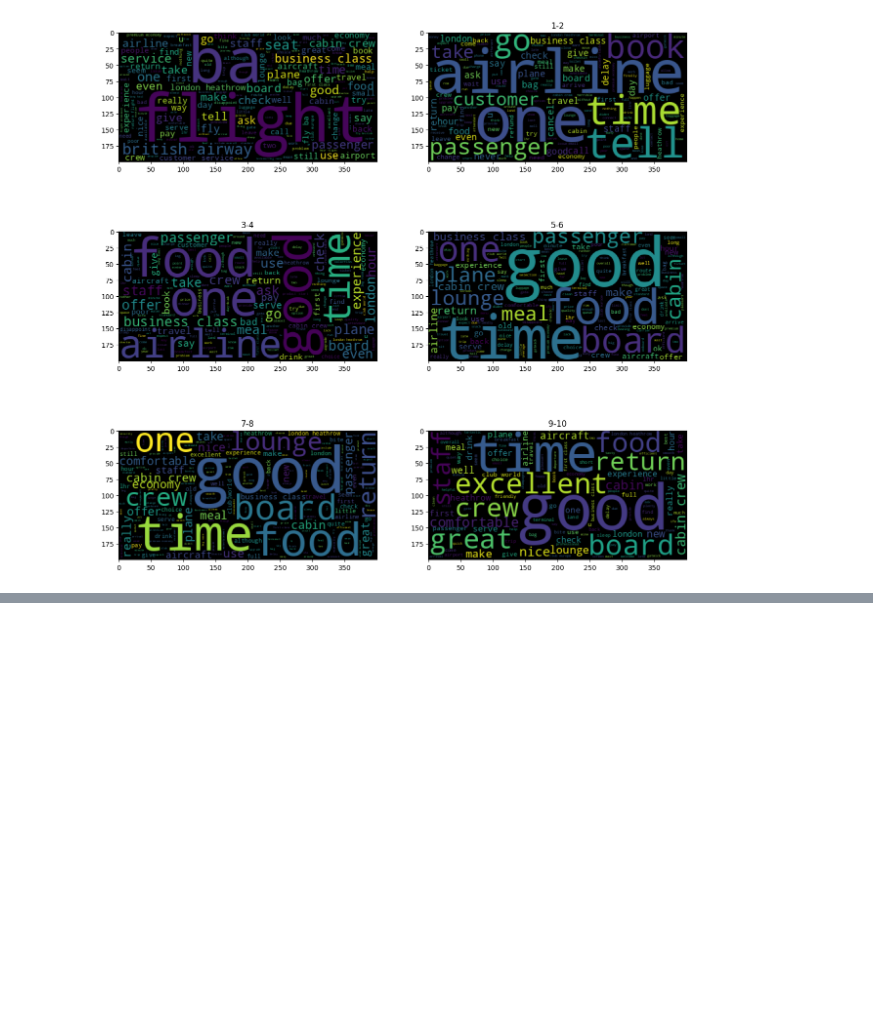
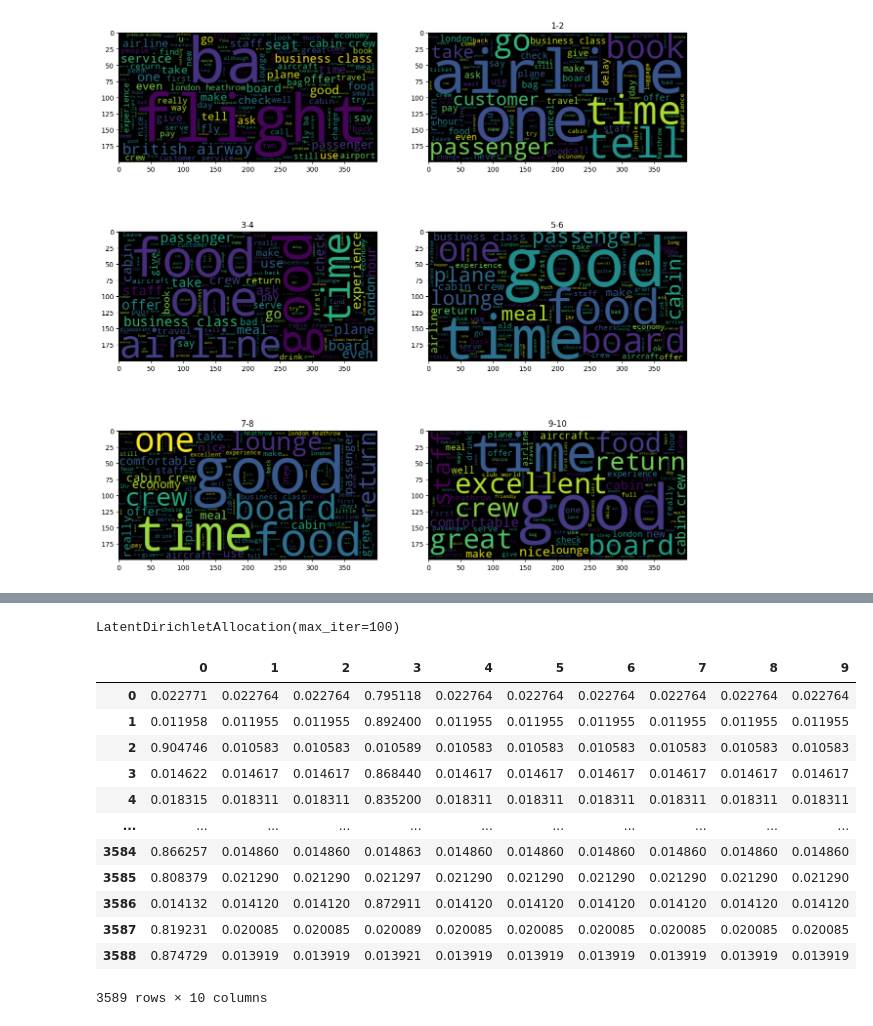
Before and after one commit to saoriyosano/british-airways-customer-review, a Jupyter notebook: data_analysis.ipynb, the cells around one changed output, grey strips where cells are left out. Cells and saved outputs as stored; diff of their text form; code cells hidden in the pictures; blank space fills up the shorter version.

```diff
--- a/data_analysis.ipynb
+++ b/data_analysis.ipynb
@@ -518,0 +551,24 @@ for i, cat in enumerate(cats):
+# %%
+n_topics = 10
+lda_model = decomposition.LatentDirichletAllocation(n_components=n_topics, max_iter=100)
+lda_model.fit(vectorized)
+# %% [output]
+LatentDirichletAllocation(max_iter=100)
+# %%
+topic_mixture = lda_model.transform(vectorized)
+# %%
+pd.DataFrame(topic_mixture)
+# %% [output]
+|  | 0 | 1 | 2 | 3 | 4 | 5 | 6 | 7 | 8 | 9 |
+| 0 | 0.022771 | 0.022764 | 0.022764 | 0.795118 | 0.022764 | 0.022764 | 0.022764 | 0.022764 | 0.022764 | 0.022764 |
+| 1 | 0.011958 | 0.011955 | 0.011955 | 0.892400 | 0.011955 | 0.011955 | 0.011955 | 0.011955 | 0.011955 | 0.011955 |
+| 2 | 0.904746 | 0.010583 | 0.010583 | 0.010589 | 0.010583 | 0.010583 | 0.010583 | 0.010583 | 0.010583 | 0.010583 |
+| 3 | 0.014622 | 0.014617 | 0.014617 | 0.868440 | 0.014617 | 0.014617 | 0.014617 | 0.014617 | 0.014617 | 0.014617 |
+| 4 | 0.018315 | 0.018311 | 0.018311 | 0.835200 | 0.018311 | 0.018311 | 0.018311 | 0.018311 | 0.018311 | 0.018311 |
+| ... | ... | ... | ... | ... | ... | ... | ... | ... | ... | ... |
+| 3584 | 0.866257 | 0.014860 | 0.014860 | 0.014863 | 0.014860 | 0.014860 | 0.014860 | 0.014860 | 0.014860 | 0.014860 |
+| 3585 | 0.808379 | 0.021290 | 0.021290 | 0.021297 | 0.021290 | 0.021290 | 0.021290 | 0.021290 | 0.021290 | 0.021290 |
+| 3586 | 0.014132 | 0.014120 | 0.014120 | 0.872911 | 0.014120 | 0.014120 | 0.014120 | 0.014120 | 0.014120 | 0.014120 |
+| 3587 | 0.819231 | 0.020085 | 0.020085 | 0.020089 | 0.020085 | 0.020085 | 0.020085 | 0.020085 | 0.020085 | 0.020085 |
+| 3588 | 0.874729 | 0.013919 | 0.013919 | 0.013921 | 0.013919 | 0.013919 | 0.013919 | 0.013919 | 0.013919 | 0.013919 |
+3589 rows × 10 columns
```
Also changed, not shown: parts of 10 cells of this notebook.
